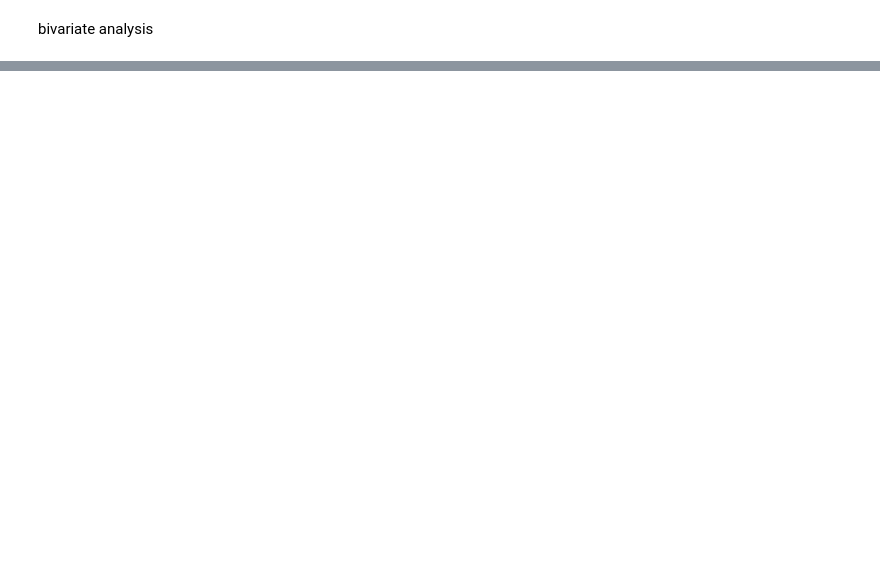
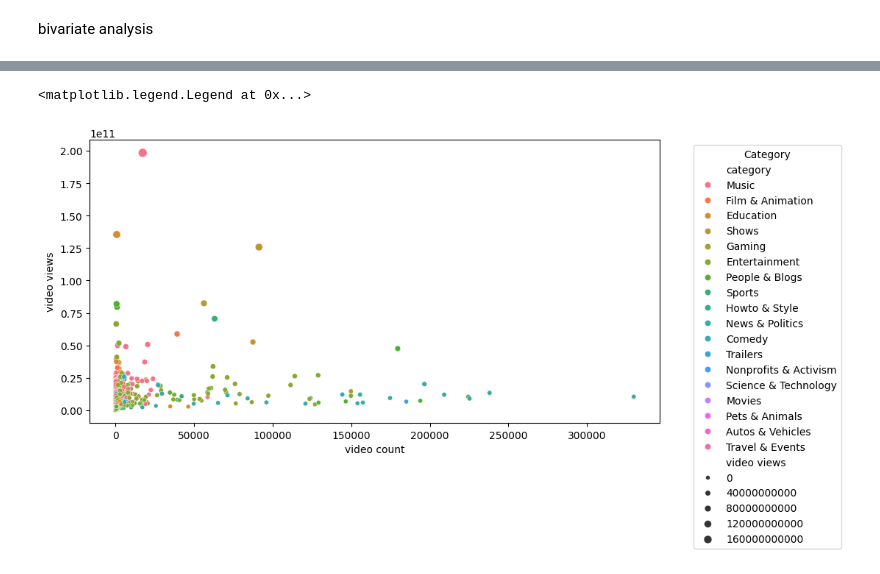
Before and after one commit to Ganesh20000/Machine-Learning, a Jupyter notebook: DAY-1/yt.ipynb, the cells around one changed output, grey strips where cells are left out. Cells and saved outputs as stored; diff of their text form; code cells hidden in the pictures; blank space fills up the shorter version.

```diff
--- a/DAY-1/yt.ipynb
+++ b/DAY-1/yt.ipynb
@@ -208,0 +235,8 @@ bivariate analysis
+# %%
+plt.figure(figsize=(10,5))
+
+sns.scatterplot(data=df,y='video views',x='video count',hue='category',size='video views')
+plt.legend(bbox_to_anchor=(1.05, 1), loc='upper left', title='Category')
+# %% [output]
+<matplotlib.legend.Legend at 0x...>
+[figure, added]
```
Also changed, not shown: parts of 20 cells of this notebook, 3 other files.
